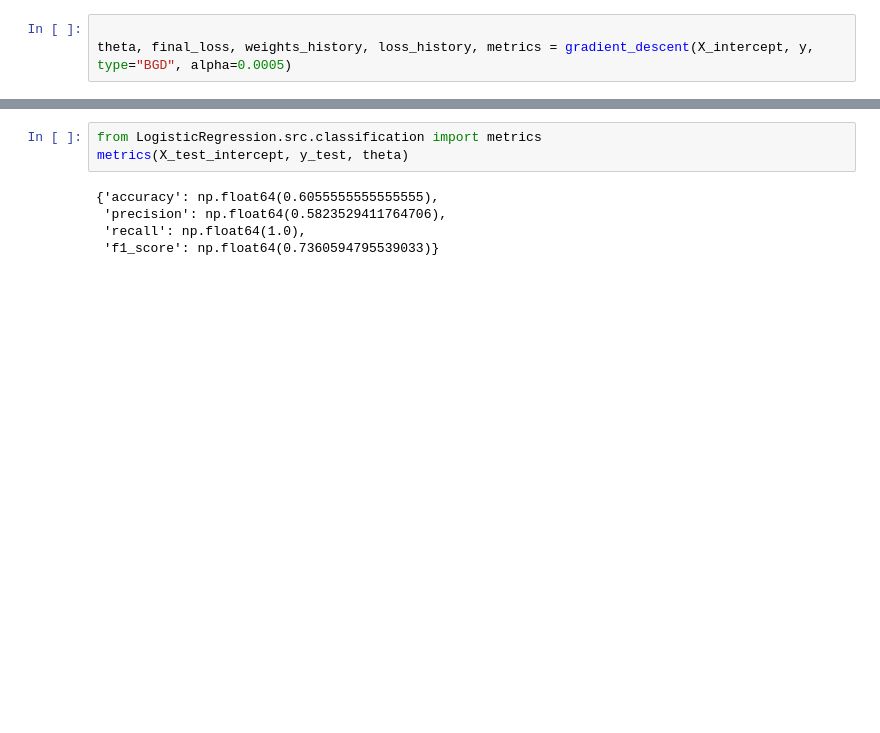
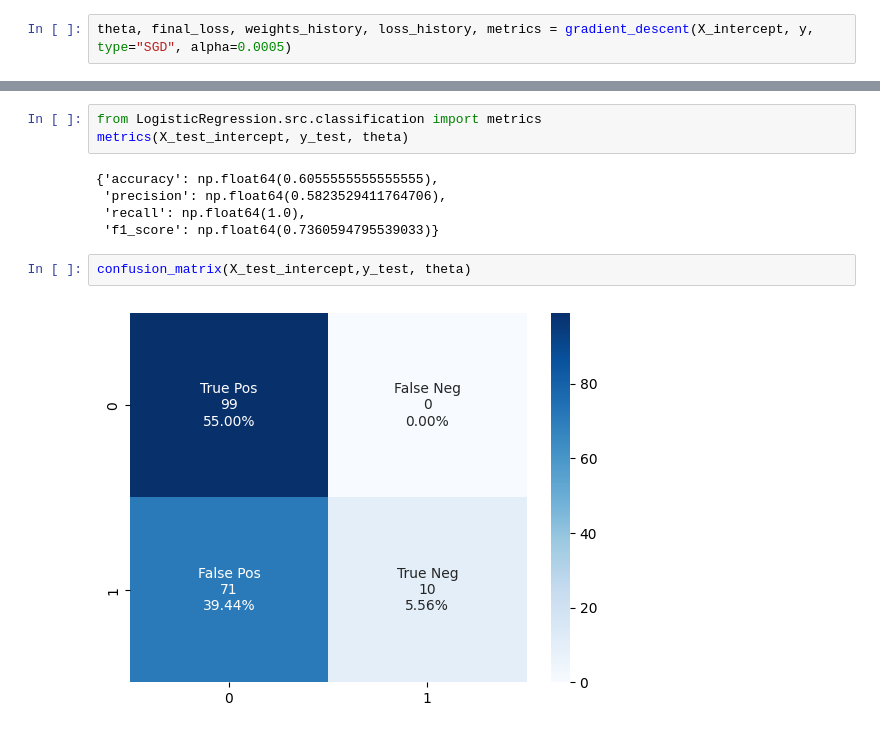
Before and after one commit to lategardener/CS229-from-scratch, a Jupyter notebook: LogisticRegression/logistic_regression.ipynb, the cells around one changed output, grey strips where cells are left out. Saved outputs shown, nothing was run; the diff lists cells and outputs as text; blank space fills up the shorter version.

Commit message:
plot data train and test confusion matrix

```diff
--- a/LogisticRegression/logistic_regression.ipynb
+++ b/LogisticRegression/logistic_regression.ipynb
@@ -64,8 +75,7 @@ X_test_intercept = np.concatenate((i_term_test, X_test), axis=1)
 # %% [markdown]
 <h2 align="center" style="color:#f0e912">TRAINING</h2>
 # %%
-
-theta, final_loss, weights_history, loss_history, metrics = gradient_descent(X_intercept, y, type="BGD", alpha=0.0005)
+theta, final_loss, weights_history, loss_history, metrics = gradient_descent(X_intercept, y, type="SGD", alpha=0.0005)
 # %%
 metrics
 # %% [output]
@@ -83,3 +93,7 @@ metrics(X_test_intercept, y_test, theta)
  'precision': np.float64(0.5823529411764706),
  'recall': np.float64(1.0),
  'f1_score': np.float64(0.7360594795539033)}
+# %%
+confusion_matrix(X_test_intercept,y_test, theta)
+# %% [output]
+[figure, added]
```
Also changed, not shown: parts of 5 cells of this notebook.
